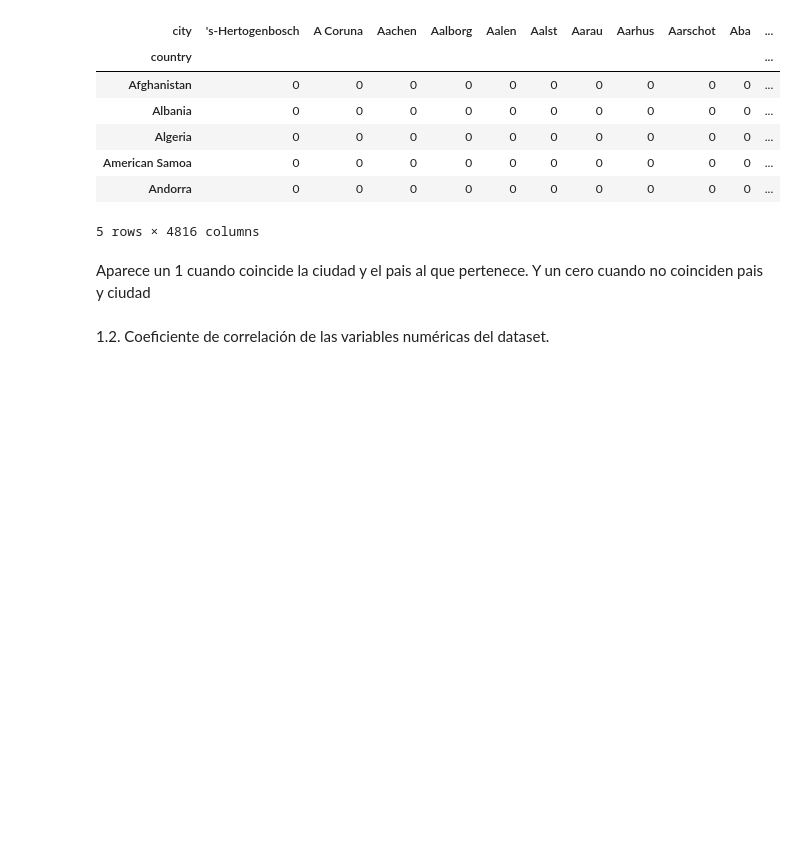
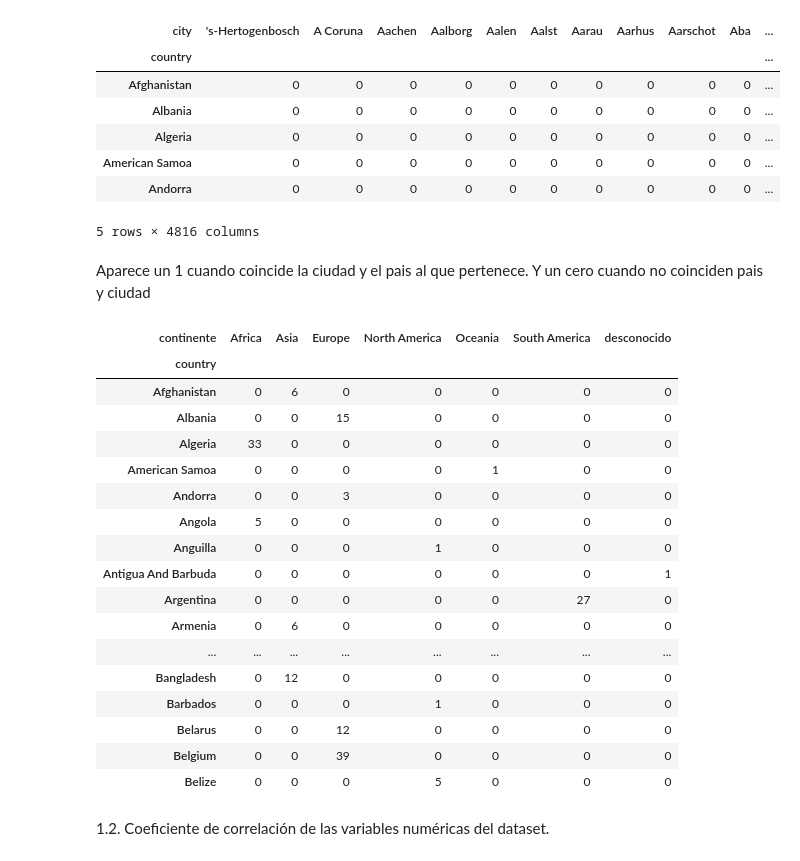
Before and after one commit to Adalab/DA-promoC-modulo2-sprint1-anagallego-sandra, a Jupyter notebook: Estadistica/Mod2-lecc1-EstadisticaIII.ipynb, the cells around one changed output. Saved outputs shown, nothing was run; the diff lists cells and outputs as text; code cells hidden in the pictures; blank space fills up the shorter version.

```diff
--- a/Estadistica/Mod2-lecc1-EstadisticaIII.ipynb
+++ b/Estadistica/Mod2-lecc1-EstadisticaIII.ipynb
@@ -56,6 +37,42 @@ df_cont.head()
 5 rows × 4816 columns
 # %% [markdown]
 Aparece un 1 cuando coincide la ciudad y el pais al que pertenece. Y un cero cuando no coinciden pais y ciudad
+# %%
+def country_to_continent(country_name):
+    country_alpha2 = pc.country_name_to_country_alpha2(country_name)
+    country_continent_code = pc.country_alpha2_to_continent_code(country_alpha2)
+    country_continent_name = pc.convert_continent_code_to_continent_name(country_continent_code)
+    return country_continent_name
+# %%
+def continente(col):
+    try:
+        return country_to_continent(col)
+    except:
+        return "desconocido"
+# %%
+df["continente"] = df["country"].apply(continente)
+# %%
+tabla_cont = pd.crosstab(df["country"], df["continente"])
+tabla_cont.head(20)
+# %% [output]
+| continente | Africa | Asia | Europe | North America | Oceania | South America | desconocido |
+| country |  |  |  |  |  |  |  |
+| Afghanistan | 0 | 6 | 0 | 0 | 0 | 0 | 0 |
+| Albania | 0 | 0 | 15 | 0 | 0 | 0 | 0 |
+| Algeria | 33 | 0 | 0 | 0 | 0 | 0 | 0 |
+| American Samoa | 0 | 0 | 0 | 0 | 1 | 0 | 0 |
+| Andorra | 0 | 0 | 3 | 0 | 0 | 0 | 0 |
+| Angola | 5 | 0 | 0 | 0 | 0 | 0 | 0 |
+| Anguilla | 0 | 0 | 0 | 1 | 0 | 0 | 0 |
+| Antigua And Barbuda | 0 | 0 | 0 | 0 | 0 | 0 | 1 |
+| Argentina | 0 | 0 | 0 | 0 | 0 | 27 | 0 |
+| Armenia | 0 | 6 | 0 | 0 | 0 | 0 | 0 |
+| ... | ... | ... | ... | ... | ... | ... | ... |
+| Bangladesh | 0 | 12 | 0 | 0 | 0 | 0 | 0 |
+| Barbados | 0 | 0 | 0 | 1 | 0 | 0 | 0 |
+| Belarus | 0 | 0 | 12 | 0 | 0 | 0 | 0 |
+| Belgium | 0 | 0 | 39 | 0 | 0 | 0 | 0 |
+| Belize | 0 | 0 | 0 | 5 | 0 | 0 | 0 |
 # %% [markdown]
 1.2. Coeficiente de correlación de las variables numéricas del dataset.
 # %%
```
Also changed, not shown: parts of 2 cells of this notebook.
